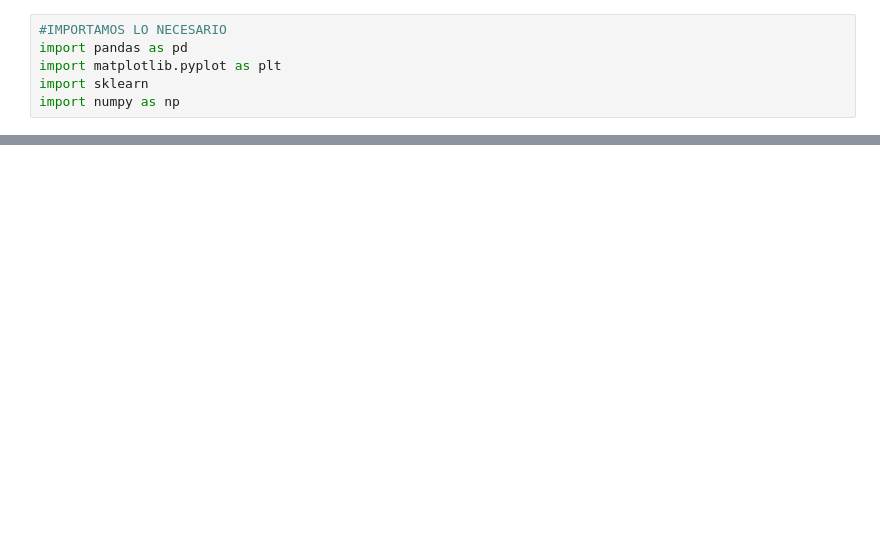
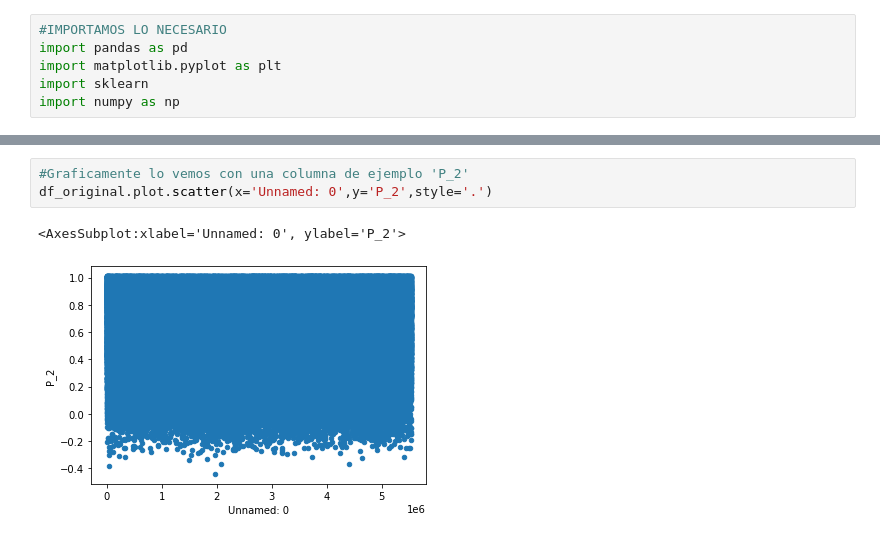
Before and after one commit to BraianV/Org-Datos-Grupo-19, a Jupyter notebook: notebooks/Levantar la data .ipynb, the cells around one changed output, grey strips where cells are left out. Saved outputs shown, nothing was run; the diff lists cells and outputs as text; blank space fills up the shorter version.

```diff
--- a/notebooks/Levantar la data .ipynb
+++ b/notebooks/Levantar la data .ipynb
@@ -99,0 +152,6 @@ print(df_original.iloc[:])
+# %%
+#Graficamente lo vemos con una columna de ejemplo 'P_2'
+df_original.plot.scatter(x='Unnamed: 0',y='P_2',style='.')
+# %% [output]
+<AxesSubplot:xlabel='Unnamed: 0', ylabel='P_2'>
+[figure, added]
```
Also changed, not shown: parts of 13 cells of this notebook.
